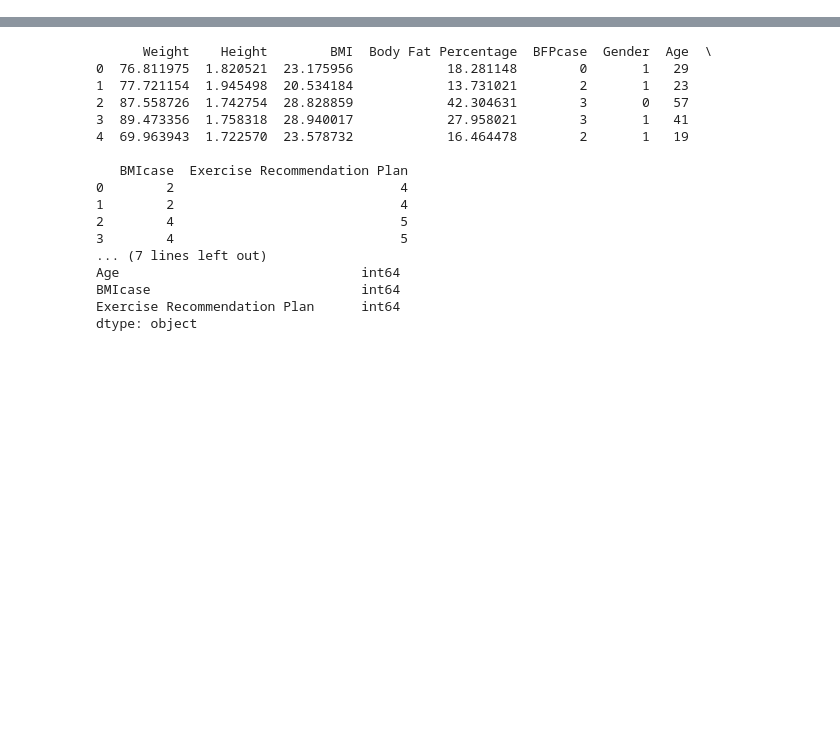
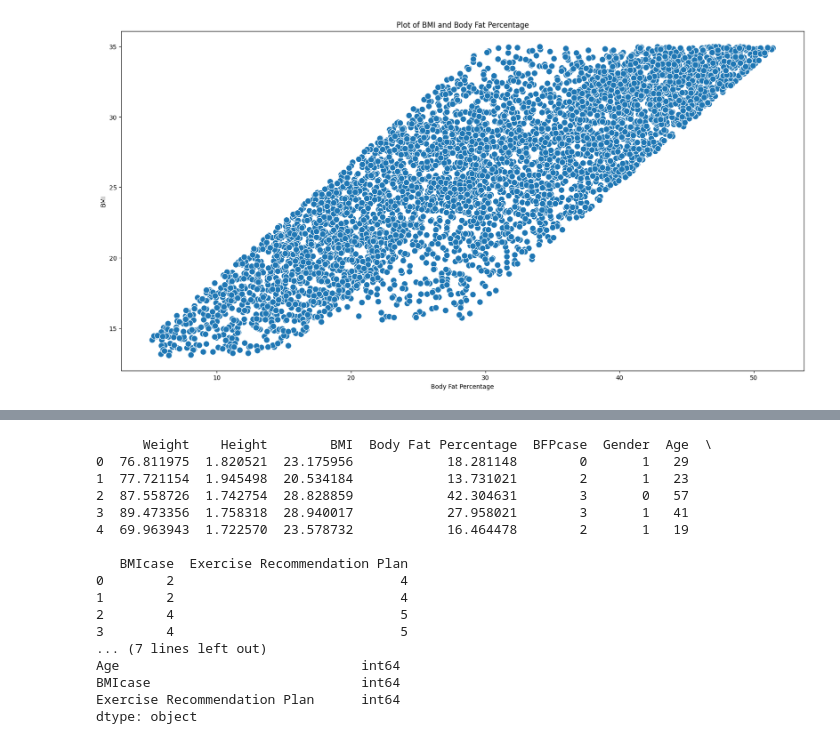
Before and after one commit to g-tumwesigye/fitpulse_app, a Jupyter notebook: fitpulse_app.ipynb, the cells around one changed output, grey strips where cells are left out. Saved outputs shown, nothing was run; the diff lists cells and outputs as text; code cells hidden in the pictures; blank space fills up the shorter version.

```diff
--- a/fitpulse_app.ipynb
+++ b/fitpulse_app.ipynb
@@ -14,0 +43,6 @@ fitpulse_dataset.head()
+# %%
+plt.figure(figsize=(20,10))
+plt.title('Plot of BMI and Body Fat Percentage')
+sns.scatterplot(data=fitpulse_dataset, x='Body Fat Percentage',y='BMI',s=100);
+# %% [output]
+[figure, added]
```
Also changed, not shown: parts of 62 cells of this notebook.
